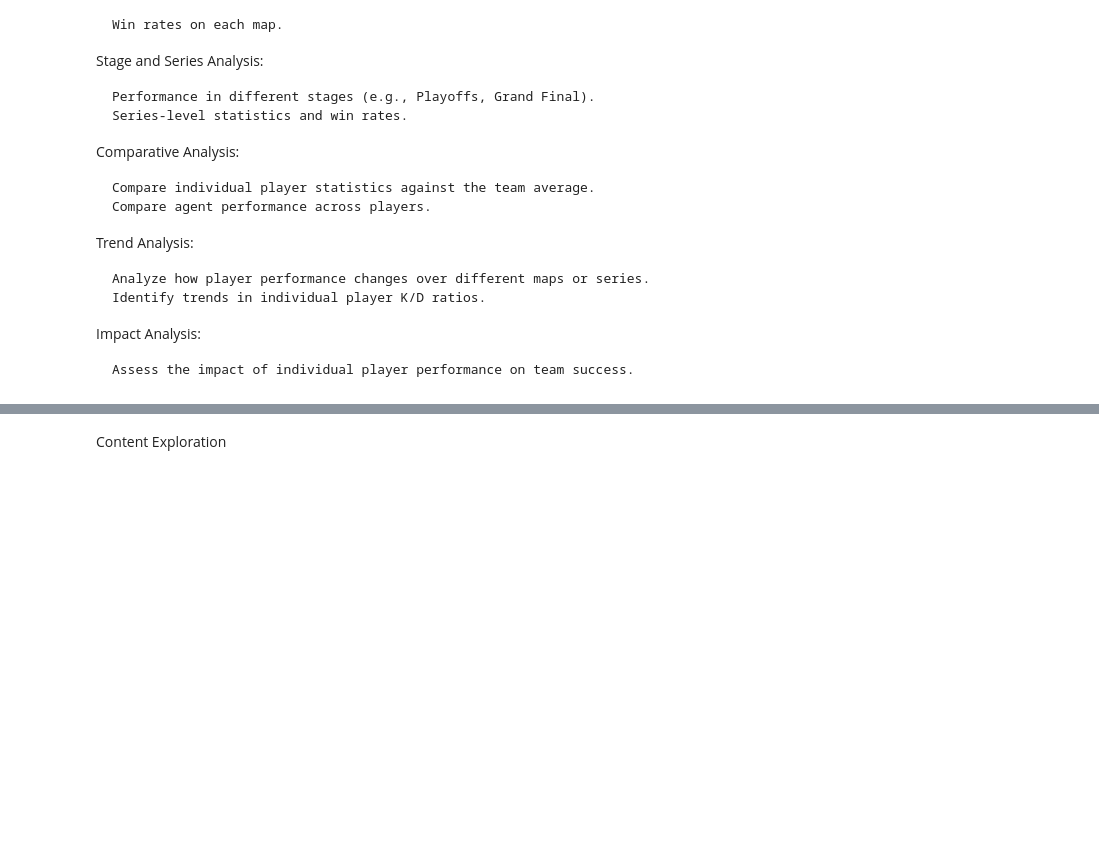
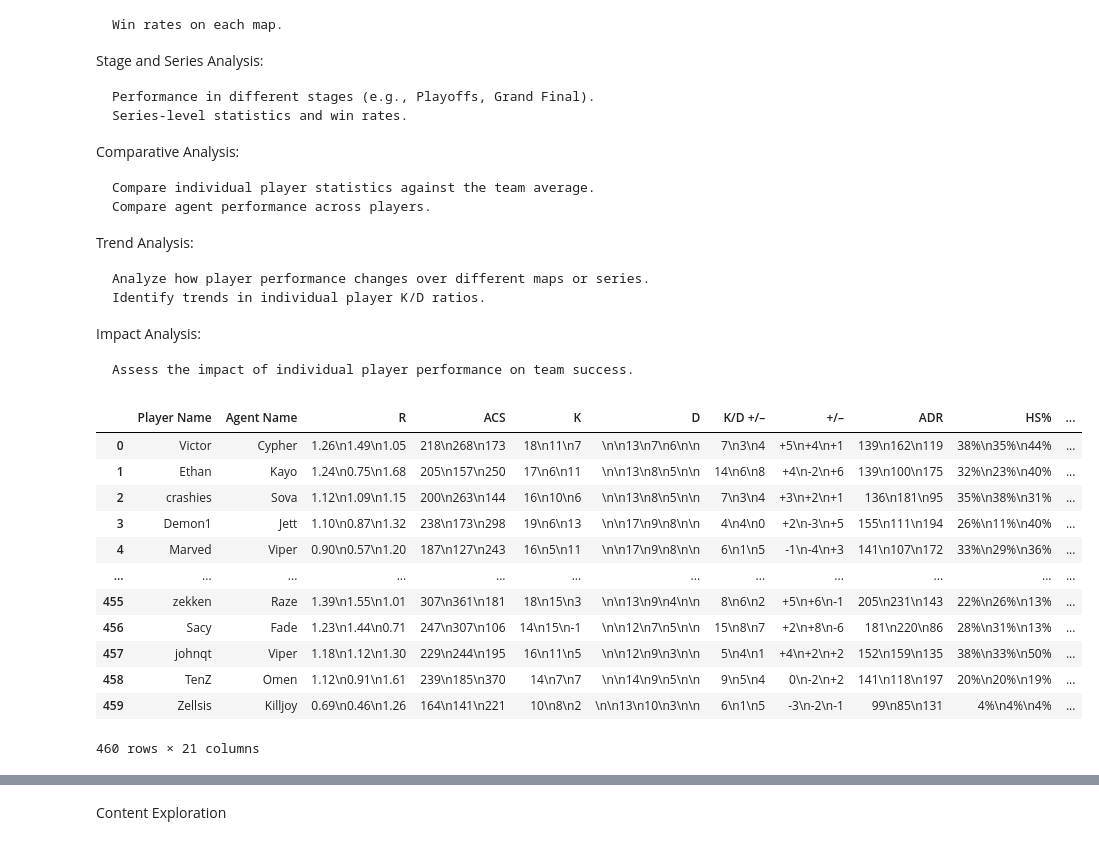
Before and after one commit to mariusBRM/M8_Valorant, a Jupyter notebook: exploration.ipynb, the cells around one changed output, grey strips where cells are left out. Cells and saved outputs as stored; diff of their text form; code cells hidden in the pictures; blank space fills up the shorter version.

```diff
--- a/exploration.ipynb
+++ b/exploration.ipynb
@@ -54,7 +54,23 @@ import pandas as pd
 import ast
 
 data = pd.read_csv('champions-tour-2024-pacific-kickoff_data\economy_data_champions-tour-2024-pacific-kickoff.csv')
-general = pd.read_csv('champions-tour-2024-pacific-kickoff_data\general_data_champions-tour-2024-pacific-kickoff.csv')
-economy = pd.read_csv('champions-tour-2024-pacific-kickoff_data\economy_data_champions-tour-2024-pacific-kickoff.csv')
-performance = pd.read_csv('champions-tour-2024-pacific-kickoff_data\performance_data_champions-tour-2024-pacific-kickoff.csv')
-team_name_dict = pd.read_csv('data\\team_names.csv')
+general = pd.read_csv('champions-tour-2024-americas-kickoff_data\general_data_champions-tour-2024-americas-kickoff.csv')
+economy = pd.read_csv('champions-tour-2024-emea-kickoff_data\economy_data_champions-tour-2024-emea-kickoff.csv')
+performance = pd.read_csv('champions-tour-2024-americas-kickoff_data\performance_data_champions-tour-2024-americas-kickoff.csv')
+pick_ban = pd.read_csv('champions-tour-2024-emea-kickoff_data\pick_ban_data_champions-tour-2024-emea-kickoff.csv')
+# %%
+general
+# %% [output]
+|  | Player Name | Agent Name | R | ACS | K | D | K/D +/– | +/– | ADR | HS% | ... |
+| 0 | Victor | Cypher | 1.26\n1.49\n1.05 | 218\n268\n173 | 18\n11\n7 | \n\n13\n7\n6\n\n | 7\n3\n4 | +5\n+4\n+1 | 139\n162\n119 | 38%\n35%\n44% | ... |
+| 1 | Ethan | Kayo | 1.24\n0.75\n1.68 | 205\n157\n250 | 17\n6\n11 | \n\n13\n8\n5\n\n | 14\n6\n8 | +4\n-2\n+6 | 139\n100\n175 | 32%\n23%\n40% | ... |
+| 2 | crashies | Sova | 1.12\n1.09\n1.15 | 200\n263\n144 | 16\n10\n6 | \n\n13\n8\n5\n\n | 7\n3\n4 | +3\n+2\n+1 | 136\n181\n95 | 35%\n38%\n31% | ... |
+| 3 | Demon1 | Jett | 1.10\n0.87\n1.32 | 238\n173\n298 | 19\n6\n13 | \n\n17\n9\n8\n\n | 4\n4\n0 | +2\n-3\n+5 | 155\n111\n194 | 26%\n11%\n40% | ... |
+| 4 | Marved | Viper | 0.90\n0.57\n1.20 | 187\n127\n243 | 16\n5\n11 | \n\n17\n9\n8\n\n | 6\n1\n5 | -1\n-4\n+3 | 141\n107\n172 | 33%\n29%\n36% | ... |
+| ... | ... | ... | ... | ... | ... | ... | ... | ... | ... | ... | ... |
+| 455 | zekken | Raze | 1.39\n1.55\n1.01 | 307\n361\n181 | 18\n15\n3 | \n\n13\n9\n4\n\n | 8\n6\n2 | +5\n+6\n-1 | 205\n231\n143 | 22%\n26%\n13% | ... |
+| 456 | Sacy | Fade | 1.23\n1.44\n0.71 | 247\n307\n106 | 14\n15\n-1 | \n\n12\n7\n5\n\n | 15\n8\n7 | +2\n+8\n-6 | 181\n220\n86 | 28%\n31%\n13% | ... |
+| 457 | johnqt | Viper | 1.18\n1.12\n1.30 | 229\n244\n195 | 16\n11\n5 | \n\n12\n9\n3\n\n | 5\n4\n1 | +4\n+2\n+2 | 152\n159\n135 | 38%\n33%\n50% | ... |
+| 458 | TenZ | Omen | 1.12\n0.91\n1.61 | 239\n185\n370 | 14\n7\n7 | \n\n14\n9\n5\n\n | 9\n5\n4 | 0\n-2\n+2 | 141\n118\n197 | 20%\n20%\n19% | ... |
+| 459 | Zellsis | Killjoy | 0.69\n0.46\n1.26 | 164\n141\n221 | 10\n8\n2 | \n\n13\n10\n3\n\n | 6\n1\n5 | -3\n-2\n-1 | 99\n85\n131 | 4%\n4%\n4% | ... |
+460 rows × 21 columns
```
Also changed, not shown: parts of 14 cells of this notebook, 3 other files.
